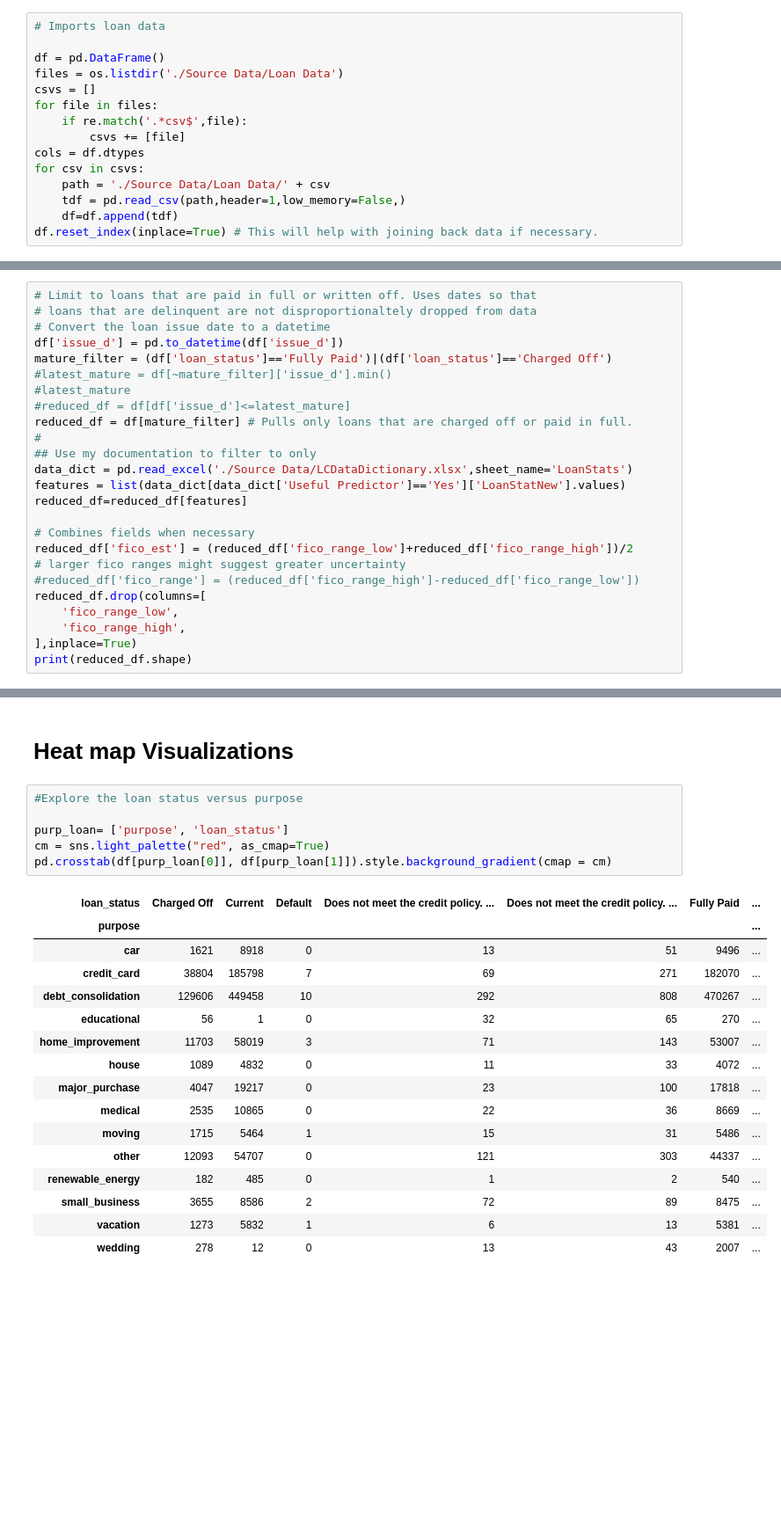
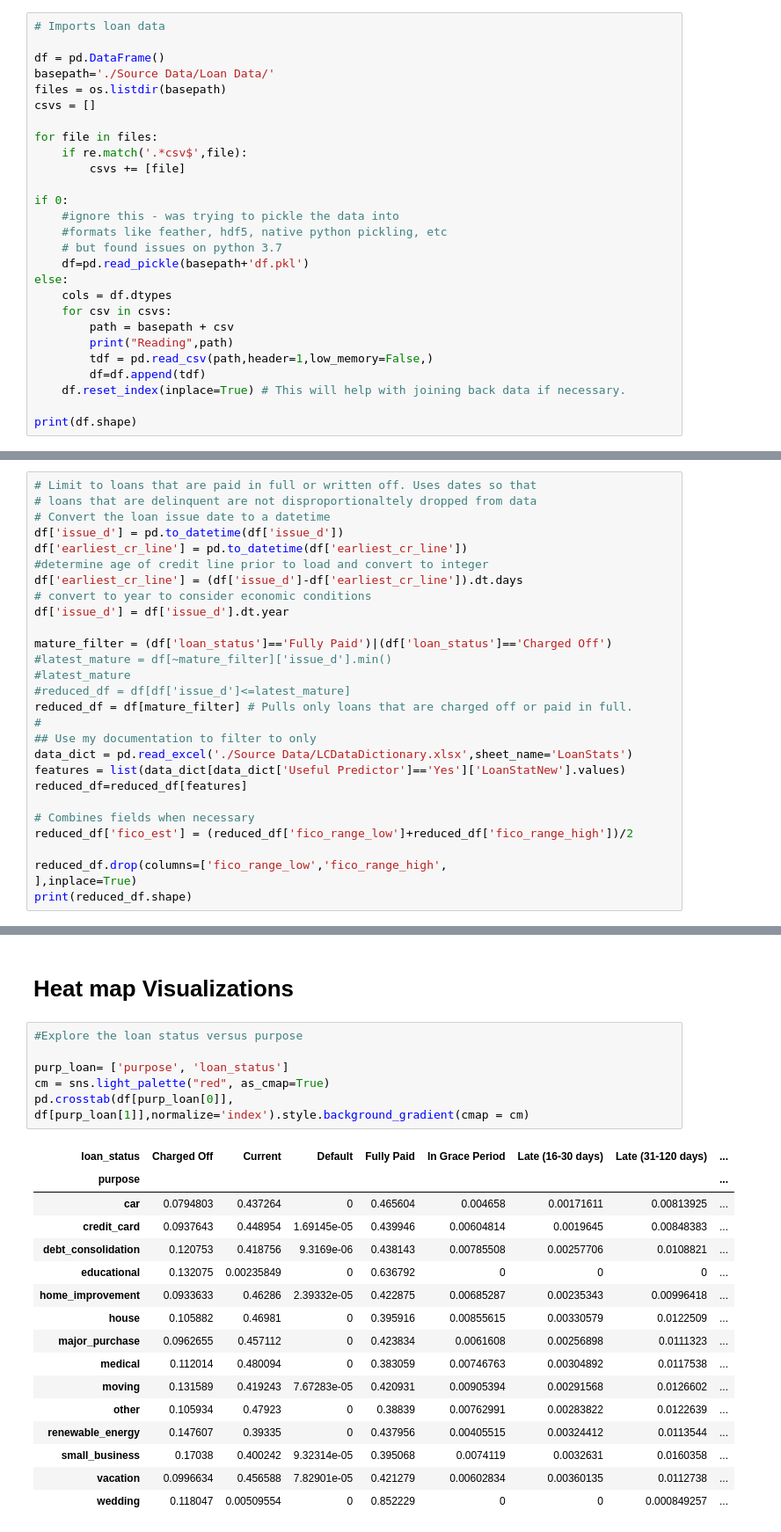
Before and after one commit to Polkaguy/Final-Project, a Jupyter notebook: Primary Notebook.ipynb, the cells around one changed output, grey strips where cells are left out. Shown: that part at 88% size. Cells and saved outputs as stored; diff of their text form; blank space fills up the shorter version.

```diff
--- a/Primary Notebook.ipynb
+++ b/Primary Notebook.ipynb
@@ -59,14 +56,26 @@ dates = [
 # Imports loan data
 
 df = pd.DataFrame()
-files = os.listdir('./Source Data/Loan Data')
+basepath='./Source Data/Loan Data/'
+files = os.listdir(basepath)
 csvs = []
+
 for file in files:
     if re.match('.*csv$',file):
         csvs += [file]
-cols = df.dtypes
-for csv in csvs:
-    path = './Source Data/Loan Data/' + csv
-    tdf = pd.read_csv(path,header=1,low_memory=False,)
-    df=df.append(tdf)
-df.reset_index(inplace=True) # This will help with joining back data if necessary.
+
+if 0:
+    #ignore this - was trying to pickle the data into
+    #formats like feather, hdf5, native python pickling, etc
+    # but found issues on python 3.7
+    df=pd.read_pickle(basepath+'df.pkl')
+else:
+    cols = df.dtypes
+    for csv in csvs:
+        path = basepath + csv
+        print("Reading",path)
+        tdf = pd.read_csv(path,header=1,low_memory=False,)
+        df=df.append(tdf)
+    df.reset_index(inplace=True) # This will help with joining back data if necessary.
+
+print(df.shape)
@@ -144,6 +177,12 @@ Because of the high risk of multicolinearity, and the small number of observatio
 # loans that are delinquent are not disproportionaltely dropped from data
 # Convert the loan issue date to a datetime
 df['issue_d'] = pd.to_datetime(df['issue_d'])
+df['earliest_cr_line'] = pd.to_datetime(df['earliest_cr_line'])
+#determine age of credit line prior to load and convert to integer
+df['earliest_cr_line'] = (df['issue_d']-df['earliest_cr_line']).dt.days
+# convert to year to consider economic conditions
+df['issue_d'] = df['issue_d'].dt.year
+
 mature_filter = (df['loan_status']=='Fully Paid')|(df['loan_status']=='Charged Off')
 #latest_mature = df[~mature_filter]['issue_d'].min()
 #latest_mature
@@ -157,11 +196,8 @@ reduced_df=reduced_df[features]
 
 # Combines fields when necessary
 reduced_df['fico_est'] = (reduced_df['fico_range_low']+reduced_df['fico_range_high'])/2
-# larger fico ranges might suggest greater uncertainty
-#reduced_df['fico_range'] = (reduced_df['fico_range_high']-reduced_df['fico_range_low'])
-reduced_df.drop(columns=[
-    'fico_range_low',
-    'fico_range_high',
+
+reduced_df.drop(columns=['fico_range_low','fico_range_high',
 ],inplace=True)
 print(reduced_df.shape)
 # %% [output]
@@ -536,26 +553,26 @@ for i in order:
 # %%
 #Explore the loan status versus purpose
 
 purp_loan= ['purpose', 'loan_status']
 cm = sns.light_palette("red", as_cmap=True)
-pd.crosstab(df[purp_loan[0]], df[purp_loan[1]]).style.background_gradient(cmap = cm)
+pd.crosstab(df[purp_loan[0]], df[purp_loan[1]],normalize='index').style.background_gradient(cmap = cm)
 # %% [output]
-| loan_status | Charged Off | Current | Default | Does not meet the credit policy. ... | Does not meet the credit policy. ... | Fully Paid | ... |
-| purpose |  |  |  |  |  |  | ... |
-| car | 1621 | 8918 | 0 | 13 | 51 | 9496 | ... |
-| credit_card | 38804 | 185798 | 7 | 69 | 271 | 182070 | ... |
-| debt_consolidation | 129606 | 449458 | 10 | 292 | 808 | 470267 | ... |
-| educational | 56 | 1 | 0 | 32 | 65 | 270 | ... |
-| home_improvement | 11703 | 58019 | 3 | 71 | 143 | 53007 | ... |
-| house | 1089 | 4832 | 0 | 11 | 33 | 4072 | ... |
-| major_purchase | 4047 | 19217 | 0 | 23 | 100 | 17818 | ... |
-| medical | 2535 | 10865 | 0 | 22 | 36 | 8669 | ... |
-| moving | 1715 | 5464 | 1 | 15 | 31 | 5486 | ... |
-| other | 12093 | 54707 | 0 | 121 | 303 | 44337 | ... |
-| renewable_energy | 182 | 485 | 0 | 1 | 2 | 540 | ... |
-| small_business | 3655 | 8586 | 2 | 72 | 89 | 8475 | ... |
-| vacation | 1273 | 5832 | 1 | 6 | 13 | 5381 | ... |
-| wedding | 278 | 12 | 0 | 13 | 43 | 2007 | ... |
+| loan_status | Charged Off | Current | Default | Fully Paid | In Grace Period | Late (16-30 days) | Late (31-120 days) | ... |
+| purpose |  |  |  |  |  |  |  | ... |
+| car | 0.0794803 | 0.437264 | 0 | 0.465604 | 0.004658 | 0.00171611 | 0.00813925 | ... |
+| credit_card | 0.0937643 | 0.448954 | 1.69145e-05 | 0.439946 | 0.00604814 | 0.0019645 | 0.00848383 | ... |
+| debt_consolidation | 0.120753 | 0.418756 | 9.3169e-06 | 0.438143 | 0.00785508 | 0.00257706 | 0.0108821 | ... |
+| educational | 0.132075 | 0.00235849 | 0 | 0.636792 | 0 | 0 | 0 | ... |
+| home_improvement | 0.0933633 | 0.46286 | 2.39332e-05 | 0.422875 | 0.00685287 | 0.00235343 | 0.00996418 | ... |
+| house | 0.105882 | 0.46981 | 0 | 0.395916 | 0.00855615 | 0.00330579 | 0.0122509 | ... |
+| major_purchase | 0.0962655 | 0.457112 | 0 | 0.423834 | 0.0061608 | 0.00256898 | 0.0111323 | ... |
+| medical | 0.112014 | 0.480094 | 0 | 0.383059 | 0.00746763 | 0.00304892 | 0.0117538 | ... |
+| moving | 0.131589 | 0.419243 | 7.67283e-05 | 0.420931 | 0.00905394 | 0.00291568 | 0.0126602 | ... |
+| other | 0.105934 | 0.47923 | 0 | 0.38839 | 0.00762991 | 0.00283822 | 0.0122639 | ... |
+| renewable_energy | 0.147607 | 0.39335 | 0 | 0.437956 | 0.00405515 | 0.00324412 | 0.0113544 | ... |
+| small_business | 0.17038 | 0.400242 | 9.32314e-05 | 0.395068 | 0.0074119 | 0.0032631 | 0.0160358 | ... |
+| vacation | 0.0996634 | 0.456588 | 7.82901e-05 | 0.421279 | 0.00602834 | 0.00360135 | 0.0112738 | ... |
+| wedding | 0.118047 | 0.00509554 | 0 | 0.852229 | 0 | 0 | 0.000849257 | ... |
 # %%
 # Explore the loan status versus loan grade
 loan_grade = ['loan_status', 'grade']
```
Also changed, not shown: parts of 26 cells of this notebook, 4 other files.
